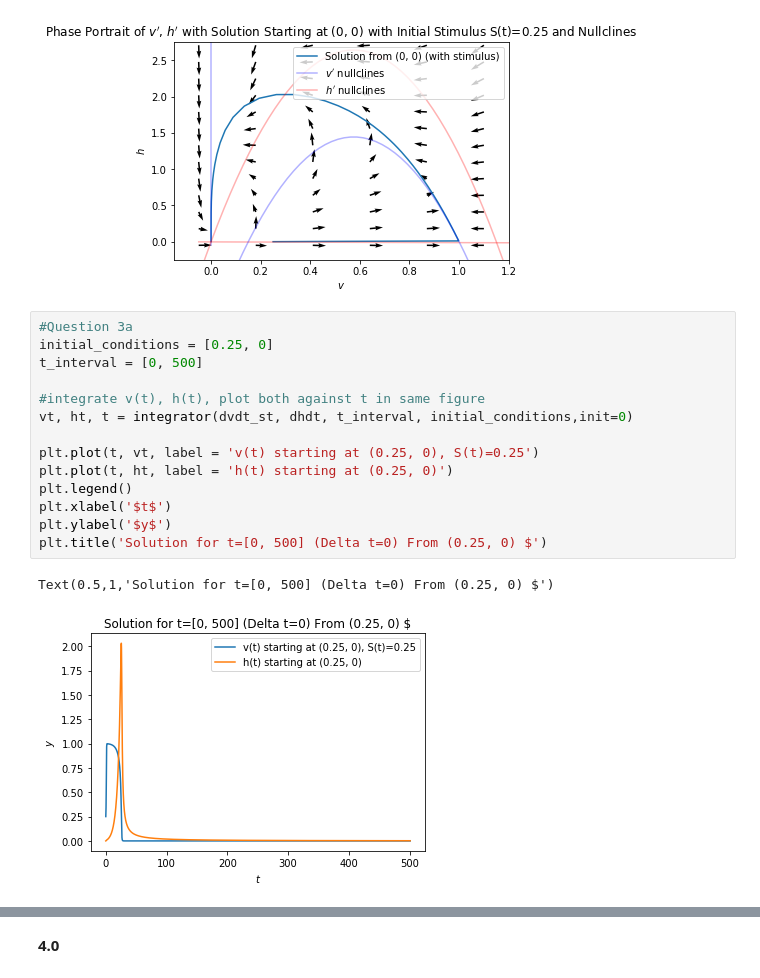
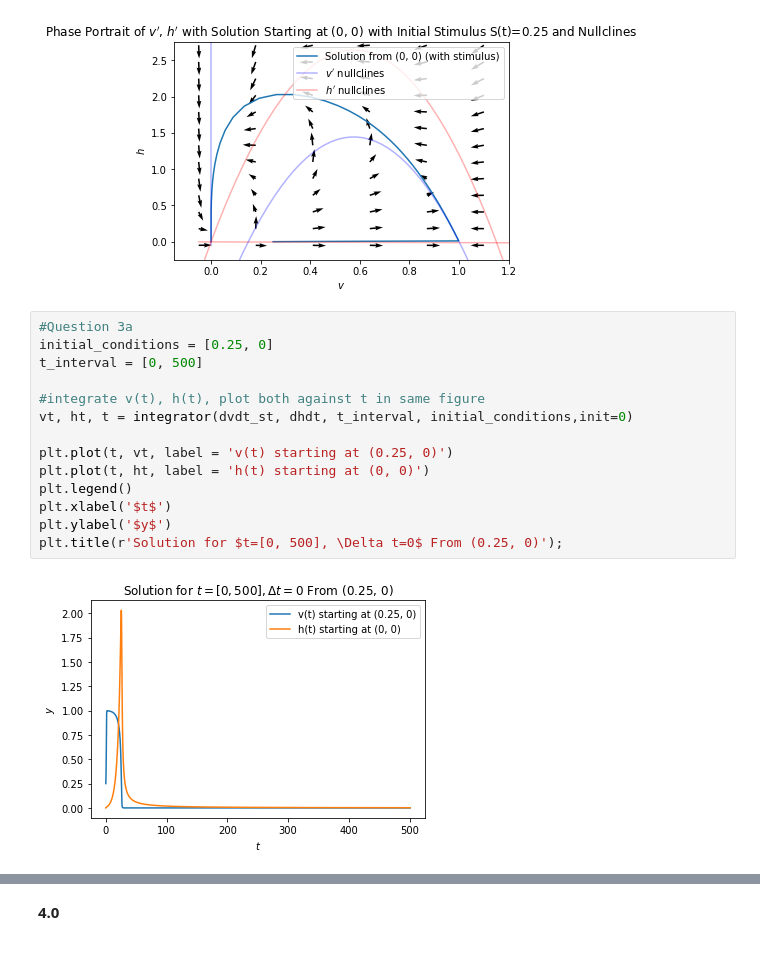
Before and after one commit to sloughlin/differential-equations, a Jupyter notebook: Project3.ipynb, the cells around one changed output, grey strips where cells are left out. Cells and saved outputs as stored; diff of their text form.

Commit message:
Added missing plot

```diff
--- a/Project3.ipynb
+++ b/Project3.ipynb
@@ -369,20 +369,19 @@ plot_nullclines(v_interval,
 # %%
 #Question 3a
 initial_conditions = [0.25, 0]
 t_interval = [0, 500]
 
 #integrate v(t), h(t), plot both against t in same figure
 vt, ht, t = integrator(dvdt_st, dhdt, t_interval, initial_conditions,init=0)
 
-plt.plot(t, vt, label = 'v(t) starting at (0.25, 0), S(t)=0.25')
-plt.plot(t, ht, label = 'h(t) starting at (0.25, 0)')
+plt.plot(t, vt, label = 'v(t) starting at (0.25, 0)')
+plt.plot(t, ht, label = 'h(t) starting at (0, 0)')
 plt.legend()
 plt.xlabel('$t$')
 plt.ylabel('$y$')
-plt.title('Solution for t=[0, 500] (Delta t=0) From (0.25, 0) $')
+plt.title(r'Solution for $t=[0, 500], \Delta t=0$ From (0.25, 0)');
 # %% [output]
-Text(0.5,1,'Solution for t=[0, 500] (Delta t=0) From (0.25, 0) $')
-[figure, old version]
+[figure, new version]
 # %%
 #Question 3b
 initial_conditions = [0, 0]
```
Also changed, not shown: parts of 4 cells of this notebook.
